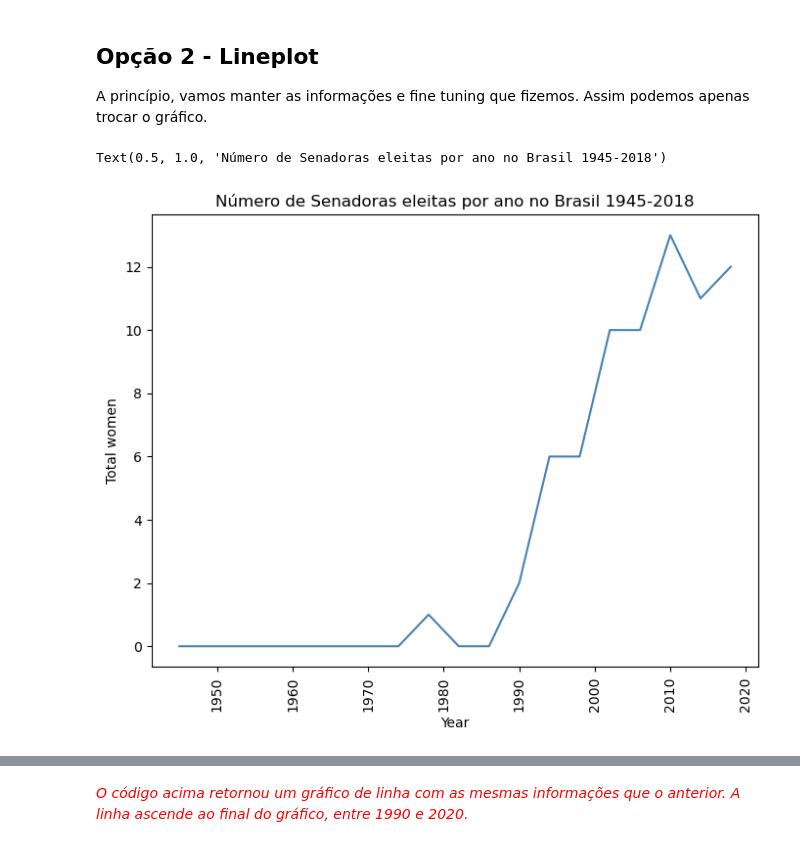
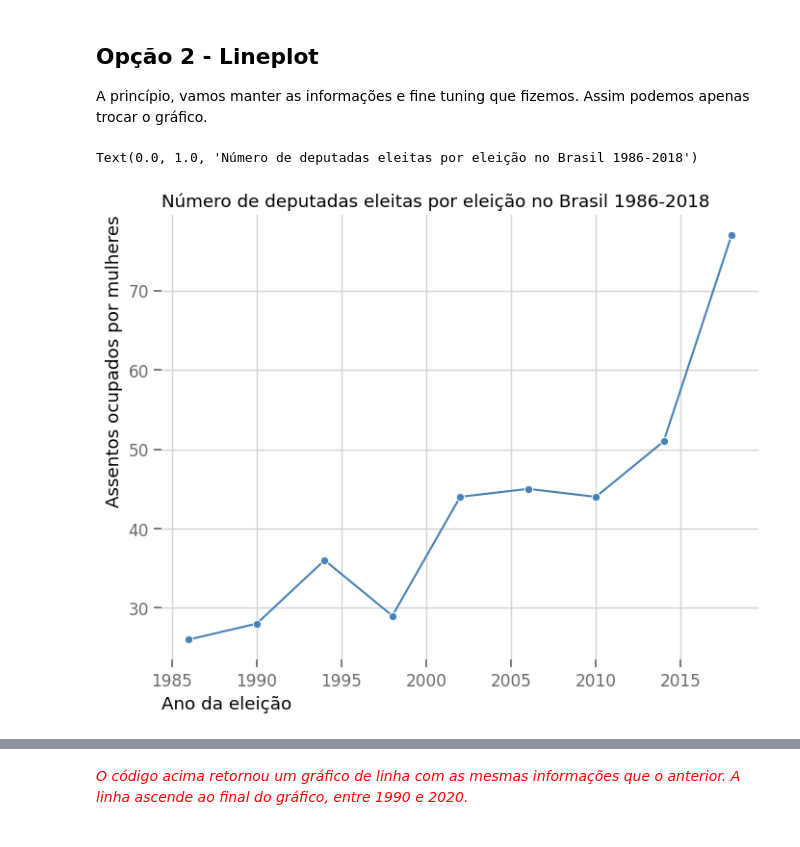
Before and after one commit to lthevenard/curso_prog, a Jupyter notebook: assets/_hidden/cdj_davavis.ipynb, the cells around one changed output, grey strips where cells are left out. Saved outputs shown, nothing was run; the diff lists cells and outputs as text; code cells hidden in the pictures.

```diff
--- a/assets/_hidden/cdj_davavis.ipynb
+++ b/assets/_hidden/cdj_davavis.ipynb
@@ -257,11 +256,14 @@ df_historico_mulheres = pd.read_csv("https://bit.ly/womanparlClean")
 # %% [markdown]
 Vamos exibir no Brasil
 # %%
-df_historico_br = df_historico_mulheres.query("Country == 'Brazil'")
+df_historico_br = df_historico_mulheres.query("Country == 'Brazil' and Year >= 1985 and Year != 2003")
 
 # Senado
 senado_br = df_historico_br.query("`Chamber Type` == 'Upper'")
 
+# Camara
+camara_br = df_historico_br.query("`Chamber Type` == 'Lower' ")
+
 senado_br.head(2)
 # %% [output]
 |  | Country | Region | Election / Renewal | Year | Month | Chamber Type | Chamber Total Seats | ... |
@@ -295,3 +310,15 @@ Ainda, se optarmos por usar gráfico de barra nessa situação, temos muito o qu
+# %%
+#increase text size
+sns.set_theme(font_scale=1.1,
+    style={
+        "axes.edgecolor": "lightgray",
+        "ytick.color": "dimgrey",
+        "xtick.color": "dimgrey",
+        "axes.grid": True,
+        "grid.color": "lightgray",
+        "axes.axisbelow": True,
+    },
+)
 # %%
 fig, ax = plt.subplots(figsize=(8,6))
 
@@ -317,16 +348,21 @@ A princípio, vamos manter as informações e fine tuning que fizemos. Assim pod
 # %%
 fig, ax = plt.subplots(figsize=(8,6))
 
 sns.lineplot(
-    data=senado_br,
+    data=camara_br,
     x='Year', y='Total women',
     color='steelblue',
+    marker='o',
     ax=ax
 )
 
-plt.xticks(rotation=90) # Rotaciona labels
 
-plt.title("Número de Senadoras eleitas por ano no Brasil 1945-2018")
+sns.despine(ax=ax, left=True, bottom=True)
+
+# plt.xticks(rotation=45) # Rotaciona labels
+plt.xlabel("Ano da eleição", loc="left")
+plt.ylabel("Assentos ocupados por mulheres", loc="top")
+plt.title("Número de deputadas eleitas por eleição no Brasil 1986-2018", loc="left")
 # %% [output]
-Text(0.5, 1.0, 'Número de Senadoras eleitas por ano no Brasil 1945-2018')
+Text(0.0, 1.0, 'Número de deputadas eleitas por eleição no Brasil 1986-2018')
-[figure, old version]
+[figure, new version]
```
Also changed, not shown: parts of 23 cells of this notebook, 8 other files.
